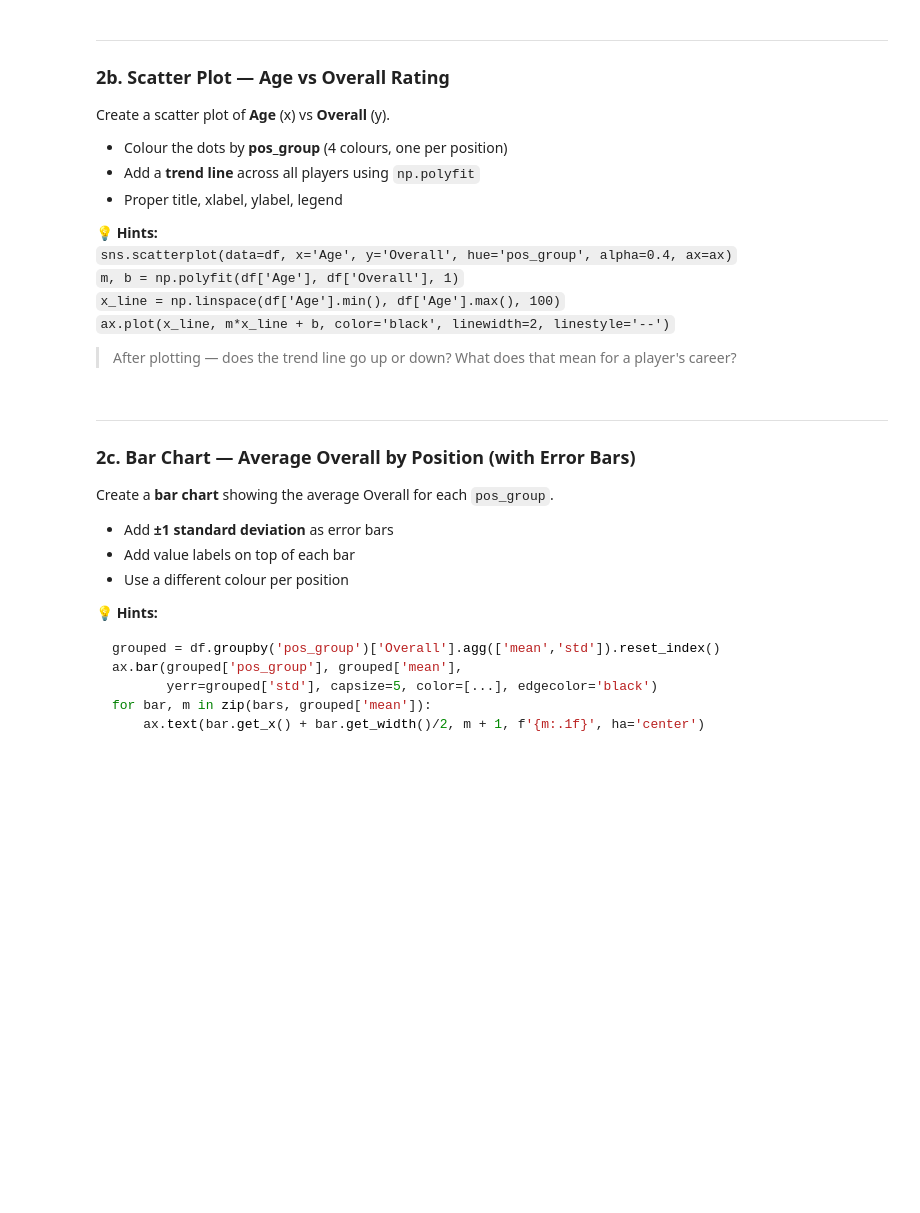
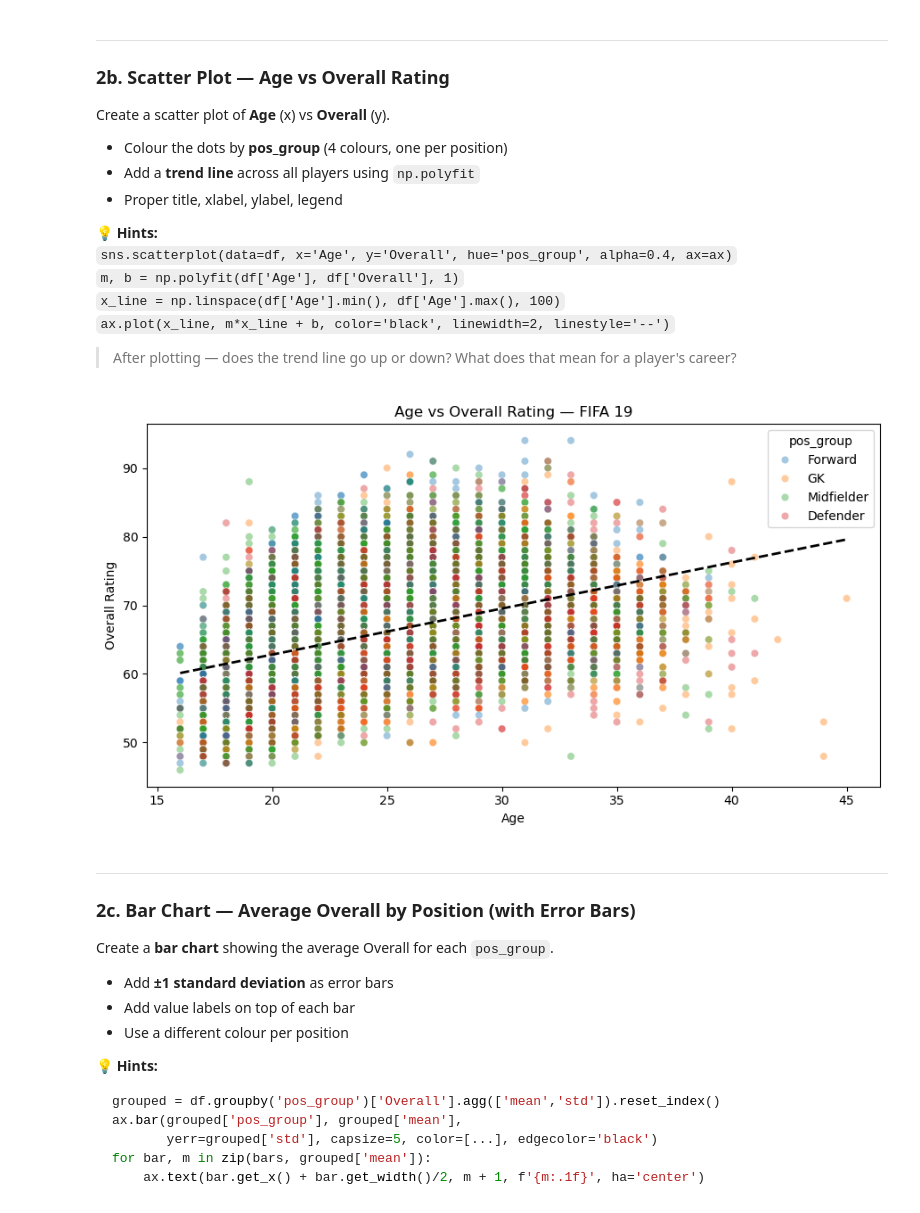
Before and after one commit to tashfeen786/AI-ML-BootCamp, a Jupyter notebook: NETSOL WORK/Week_4/fifa_challenge.ipynb, the cells around one changed output. Cells and saved outputs as stored; diff of their text form; code cells hidden in the pictures; blank space fills up the shorter version.

```diff
--- a/NETSOL WORK/Week_4/fifa_challenge.ipynb
+++ b/NETSOL WORK/Week_4/fifa_challenge.ipynb
@@ -330,21 +348,26 @@ Create a scatter plot of **Age** (x) vs **Overall** (y).
 # %%
 # 2b — Scatter: Age vs Overall
 fig, ax = plt.subplots(figsize=(9, 5))
 
 # Scatter coloured by pos_group
-
+sns.scatterplot(data=df, x='Age', y='Overall', hue='pos_group', alpha=0.4, ax=ax)
 
 # Trend line
+m, b = np.polyfit(df['Age'], df['Overall'], 1)
+x_line = np.linspace(df['Age'].min(), df['Age'].max(), 100)
+ax.plot(x_line, m*x_line + b, color='black', linewidth=2, linestyle='--', label='Trend')
 
 
 ax.set_title('Age vs Overall Rating — FIFA 19')
 ax.set_xlabel('Age')
 ax.set_ylabel('Overall Rating')
 plt.tight_layout()
 plt.show()
 
 # Trend direction: ___________________________________
 # What does this suggest about player development? ___________________________
+# %% [output]
+[figure, added]
 # %% [markdown]
 ---
 ### 2c. Bar Chart — Average Overall by Position (with Error Bars)
```
Also changed, not shown: parts of 2 cells of this notebook.
